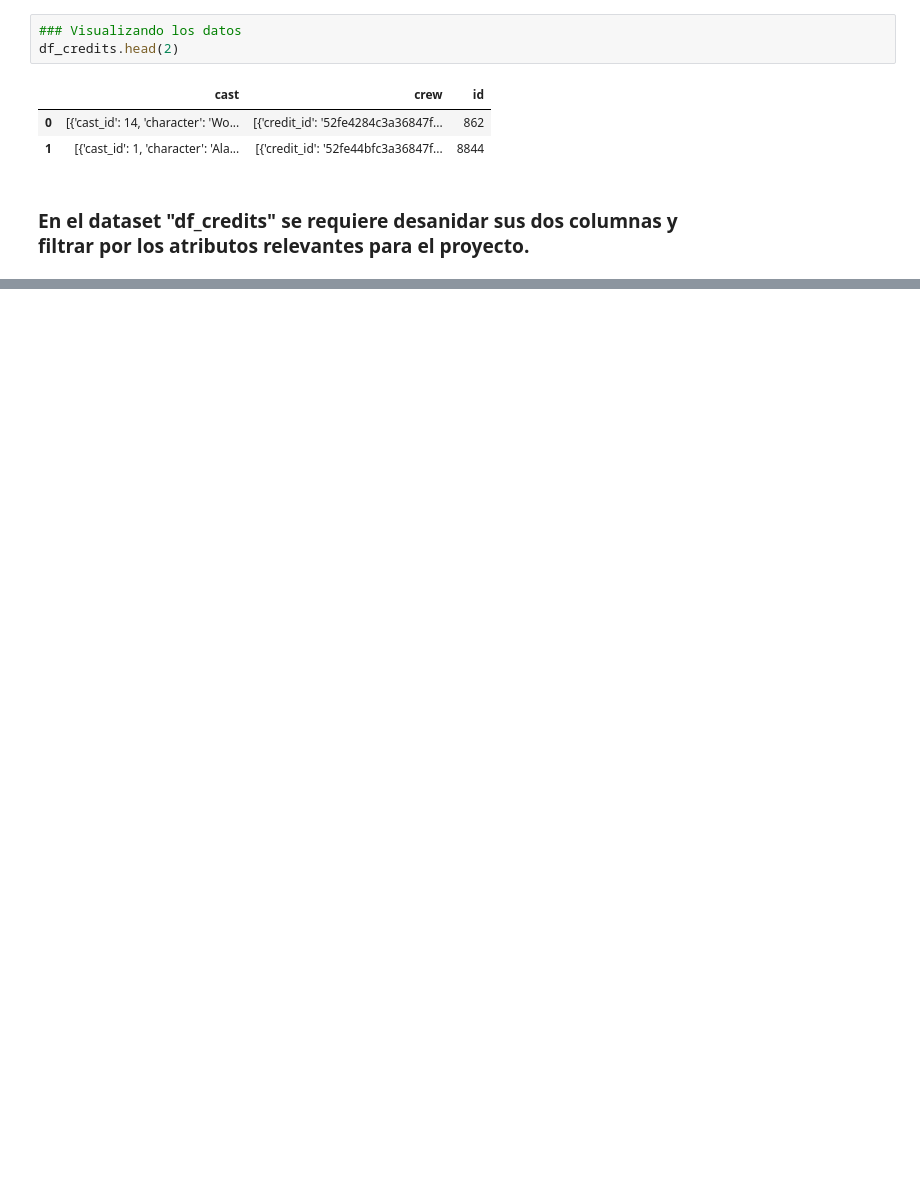
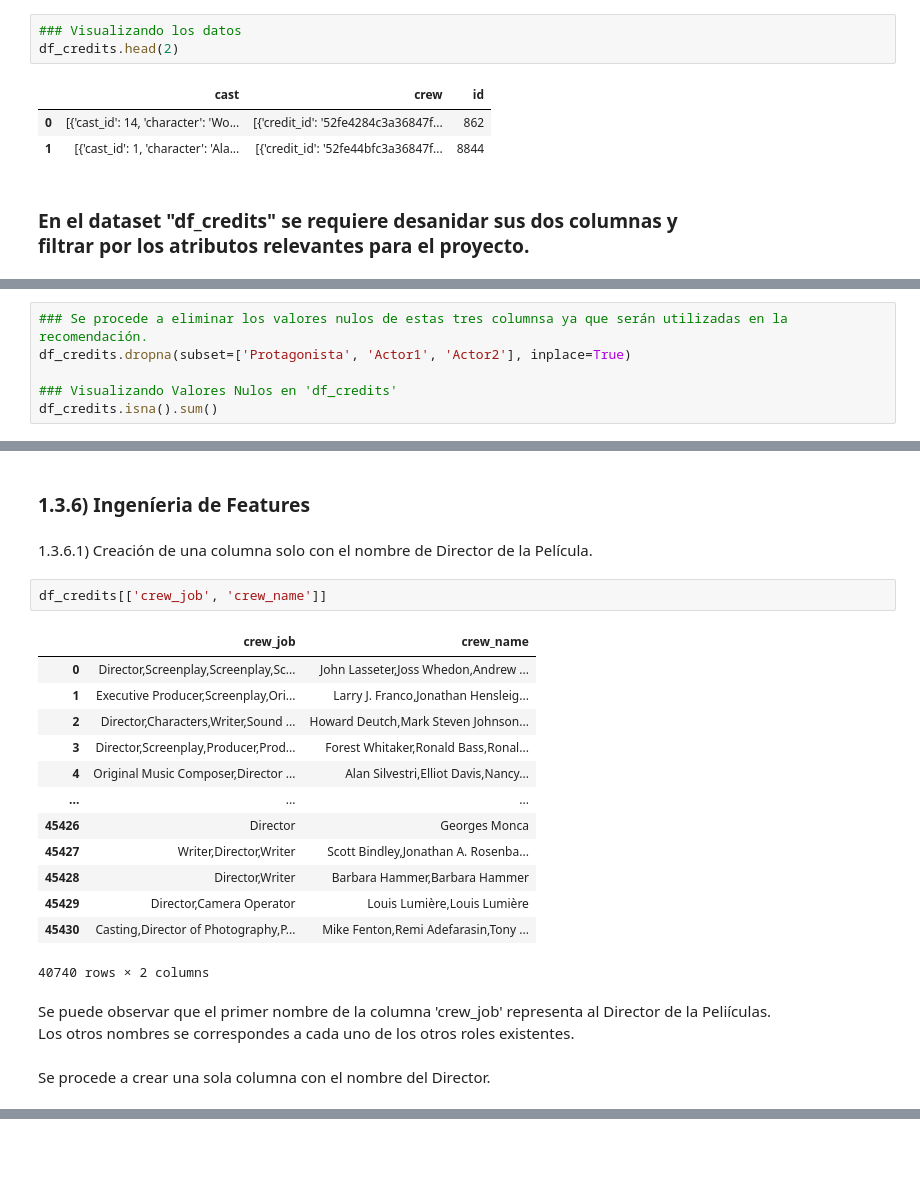
Before and after one commit to lesmengp/PI_ML_OPS, a Jupyter notebook: PI01.ipynb, the cells around one changed output, grey strips where cells are left out. Drawn from its saved outputs; the diff is of its cells as text; blank space fills up the shorter version.

```diff
--- a/PI01.ipynb
+++ b/PI01.ipynb
@@ -1121,0 +1898,6 @@ df_credits.loc[0][1]
+# %%
+### Se procede a eliminar los valores nulos de estas tres columnsa ya que serán utilizadas en la recomendación.
+df_credits.dropna(subset=['Protagonista', 'Actor1', 'Actor2'], inplace=True)
+
+### Visualizando Valores Nulos en 'df_credits'
+df_credits.isna().sum()
@@ -1121,0 +1914,25 @@ df_credits.loc[0][1]
+# %% [markdown]
+### 1.3.6) Ingeníeria de Features
+# %% [markdown]
+1.3.6.1) Creación de una columna solo con el nombre de Director de la Película.
+# %%
+df_credits[['crew_job', 'crew_name']]
+# %% [output]
+|  | crew_job | crew_name |
+| 0 | Director,Screenplay,Screenplay,Sc... | John Lasseter,Joss Whedon,Andrew ... |
+| 1 | Executive Producer,Screenplay,Ori... | Larry J. Franco,Jonathan Hensleig... |
+| 2 | Director,Characters,Writer,Sound ... | Howard Deutch,Mark Steven Johnson... |
+| 3 | Director,Screenplay,Producer,Prod... | Forest Whitaker,Ronald Bass,Ronal... |
+| 4 | Original Music Composer,Director ... | Alan Silvestri,Elliot Davis,Nancy... |
+| ... | ... | ... |
+| 45426 | Director | Georges Monca |
+| 45427 | Writer,Director,Writer | Scott Bindley,Jonathan A. Rosenba... |
+| 45428 | Director,Writer | Barbara Hammer,Barbara Hammer |
+| 45429 | Director,Camera Operator | Louis Lumière,Louis Lumière |
+| 45430 | Casting,Director of Photography,P... | Mike Fenton,Remi Adefarasin,Tony ... |
+40740 rows × 2 columns
+# %% [markdown]
+Se puede observar que el primer nombre de la columna 'crew_job' representa al Director de la Peliículas. <Br>
+Los otros nombres se correspondes a cada uno de los otros roles existentes.
+# %% [markdown]
+Se procede a crear una sola columna con el nombre del Director.
```
Also changed, not shown: parts of 435 cells of this notebook, 5 other files.
